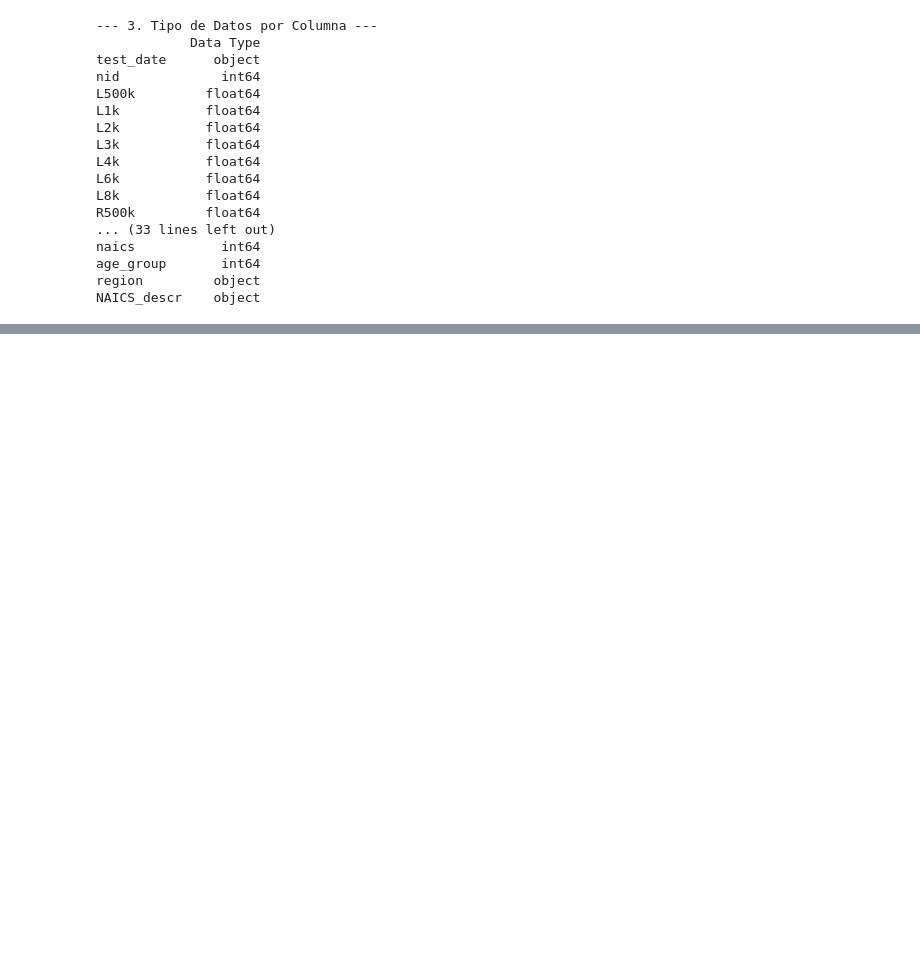
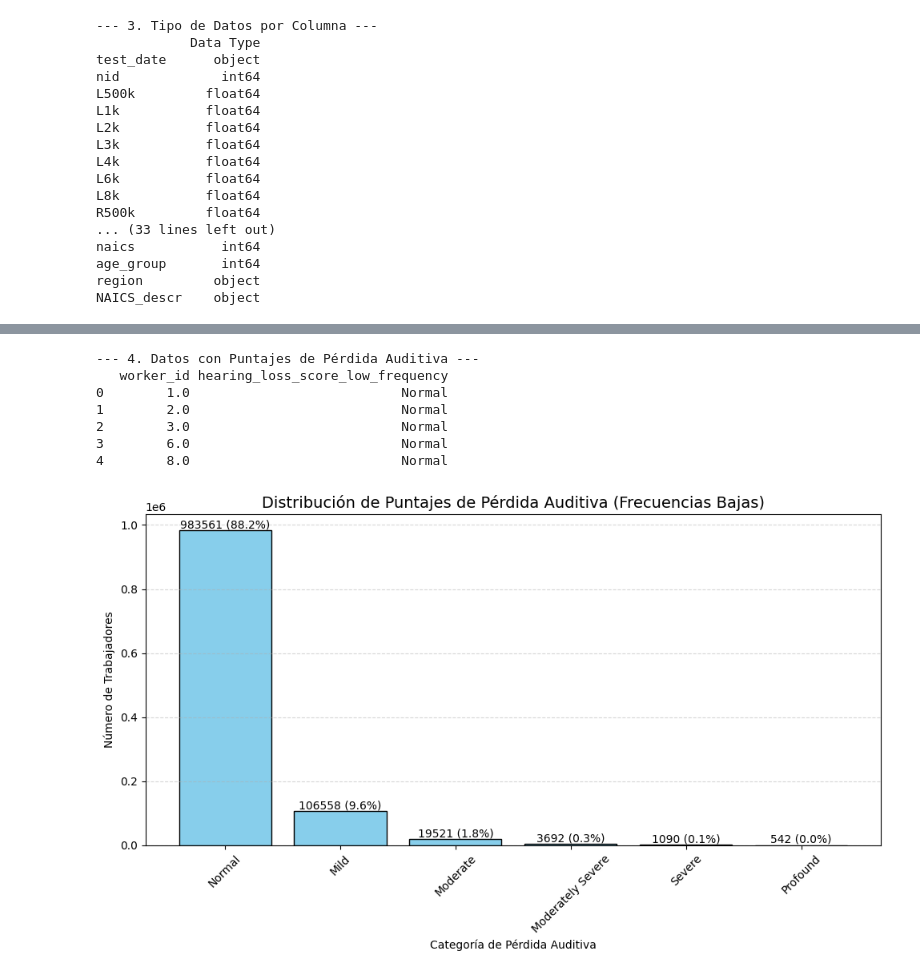
Before and after one commit to cris0436/Proyecto_ingenieria_datos, a Jupyter notebook: notebooks/pipeline_python.ipynb, the cells around one changed output, grey strips where cells are left out. Saved outputs shown, nothing was run; the diff lists cells and outputs as text; code cells hidden in the pictures; blank space fills up the shorter version.

```diff
--- a/notebooks/pipeline_python.ipynb
+++ b/notebooks/pipeline_python.ipynb
@@ -269,0 +409,69 @@ df = transform_data(df)
+# %%
+
+def new_column_hearing_loss_score_low_frequency(df: pd.DataFrame) -> pd.DataFrame:
+    df = df.copy()
+
+    try:
+        logger.info("Calculando puntajes de pérdida auditiva...")
+
+        # Calcular promedio por oído usando operaciones vectorizadas
+        left_avg = df[['left_ear_500hz', 'left_ear_1000hz', 'left_ear_2000hz', 'left_ear_4000hz']].mean(axis=1)
+        right_avg = df[['right_ear_500hz', 'right_ear_1000hz', 'right_ear_2000hz', 'right_ear_4000hz']].mean(axis=1)
+
+        # Obtener el peor (más alto) promedio de ambos oídos
+        worst_avg = np.maximum(left_avg, right_avg)
+
+        # Inicializar con 'Unknown'
+        df['hearing_loss_score_low_frequency'] = 'Unknown'
+
+        # Asignar categorías de forma vectorizada
+        df.loc[worst_avg < 25, 'hearing_loss_score_low_frequency'] = 'Normal'
+        df.loc[(25 <= worst_avg) & (worst_avg < 40), 'hearing_loss_score_low_frequency'] = 'Mild'
+        df.loc[(40 <= worst_avg) & (worst_avg < 55), 'hearing_loss_score_low_frequency'] = 'Moderate'
+        df.loc[(55 <= worst_avg) & (worst_avg < 70), 'hearing_loss_score_low_frequency'] = 'Moderately Severe'
+        df.loc[(70 <= worst_avg) & (worst_avg < 90), 'hearing_loss_score_low_frequency'] = 'Severe'
+        df.loc[worst_avg >= 90, 'hearing_loss_score_low_frequency'] = 'Profound'
+
+        # Mostrar resultados
+        print("\n--- 4. Datos con Puntajes de Pérdida Auditiva ---")
+        print(df[['worker_id', 'hearing_loss_score_low_frequency']].head())
+
+        logger.info("Cálculo de puntajes completado.")
+
+        # Preparar datos para gráfico
+        counts = df['hearing_loss_score_low_frequency'].value_counts()
+        total = counts.sum()
+        percentages = (counts / total * 100).round(1)
+
+        # Crear gráfico de barras
+        plt.figure(figsize=(10, 6))
+        bars = plt.bar(counts.index, counts.values, color='skyblue', edgecolor='black')
+
+        # Añadir etiquetas de cantidad y porcentaje sobre cada barra
+        for bar, count, pct in zip(bars, counts.values, percentages):
+            height = bar.get_height()
+            plt.text(
+                bar.get_x() + bar.get_width() / 2,
+                height + 1,
+                f'{count} ({pct}%)',
+                ha='center',
+                va='bottom',
+                fontsize=10
+            )
+
+        # Títulos y estilo
+        plt.title('Distribución de Puntajes de Pérdida Auditiva (Frecuencias Bajas)', fontsize=14)
+        plt.ylabel('Número de Trabajadores')
+        plt.xlabel('Categoría de Pérdida Auditiva')
+        plt.xticks(rotation=45)
+        plt.tight_layout()
+        plt.grid(axis='y', linestyle='--', alpha=0.5)
+        plt.show()
+
+        return df
+
+    except Exception as e:
+        logger.error(f"Error al calcular puntajes de pérdida auditiva: {str(e)}")
+        raise
+df_analisis_score = new_column_hearing_loss_score_low_frequency(df_datos_limpios)
+# %% [output]
@@ -269,0 +480,8 @@ df = transform_data(df)
+--- 4. Datos con Puntajes de Pérdida Auditiva ---
+   worker_id hearing_loss_score_low_frequency
+0        1.0                           Normal
+1        2.0                           Normal
+2        3.0                           Normal
+3        6.0                           Normal
+4        8.0                           Normal
+[figure, added]
```
Also changed, not shown: parts of 19 cells of this notebook, 1 other file.
